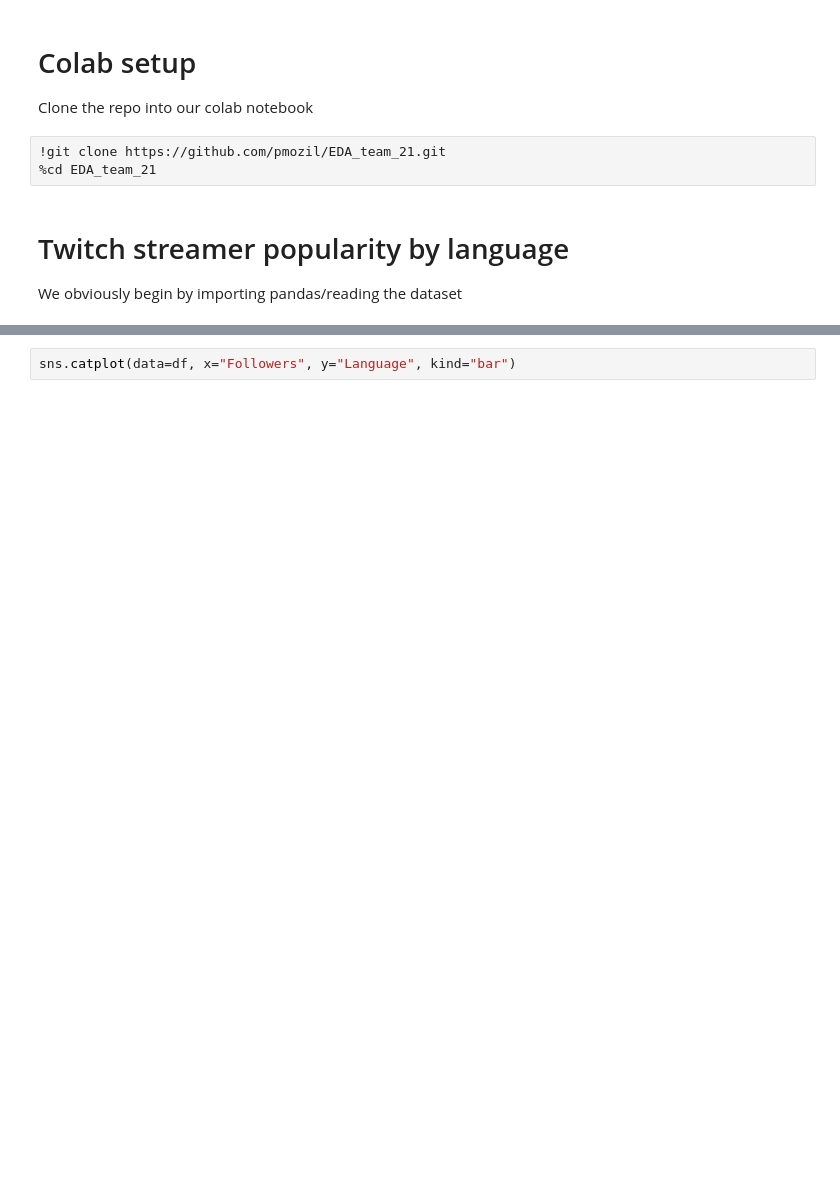
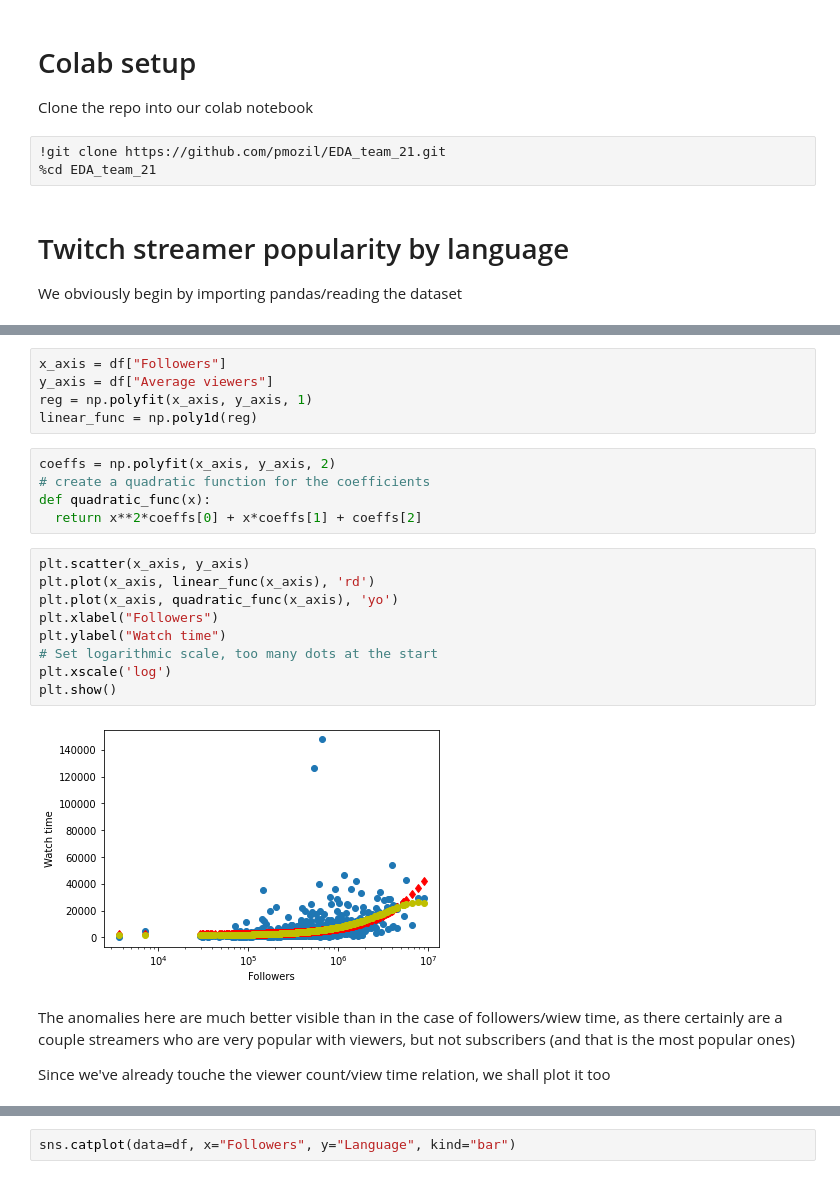
Before and after one commit to pmozil/EDA_team_21, a Jupyter notebook: notebook.ipynb, the cells around one changed output, grey strips where cells are left out. Saved outputs shown, nothing was run; the diff lists cells and outputs as text; blank space fills up the shorter version.

```diff
--- a/notebook.ipynb
+++ b/notebook.ipynb
@@ -18,2 +59,27 @@ sns.catplot(data=df, x="Followers", y="Wtime", kind="violin")
+# %%
+x_axis = df["Followers"]
+y_axis = df["Average viewers"]
+reg = np.polyfit(x_axis, y_axis, 1)
+linear_func = np.poly1d(reg)
+# %%
+coeffs = np.polyfit(x_axis, y_axis, 2)
+# create a quadratic function for the coefficients
+def quadratic_func(x):
+  return x**2*coeffs[0] + x*coeffs[1] + coeffs[2]
+# %%
+plt.scatter(x_axis, y_axis)
+plt.plot(x_axis, linear_func(x_axis), 'rd')
+plt.plot(x_axis, quadratic_func(x_axis), 'yo')
+plt.xlabel("Followers")
+plt.ylabel("Watch time")
+# Set logarithmic scale, too many dots at the start
+plt.xscale('log')
+plt.show()
+# %% [output]
+[figure, added]
+# %% [markdown]
+The anomalies here are much better visible than in the case of followers/wiew time, as there certainly are a couple streamers who are very popular with viewers, but not subscribers (and that is the most popular ones)
+
+Since we've already touche the viewer count/view time relation, we shall plot it too
 # %%
 sns.catplot(data=df, x="Followers", y="Wtime", kind="bar")
```
Also changed, not shown: parts of 11 cells of this notebook, 2 other files.
